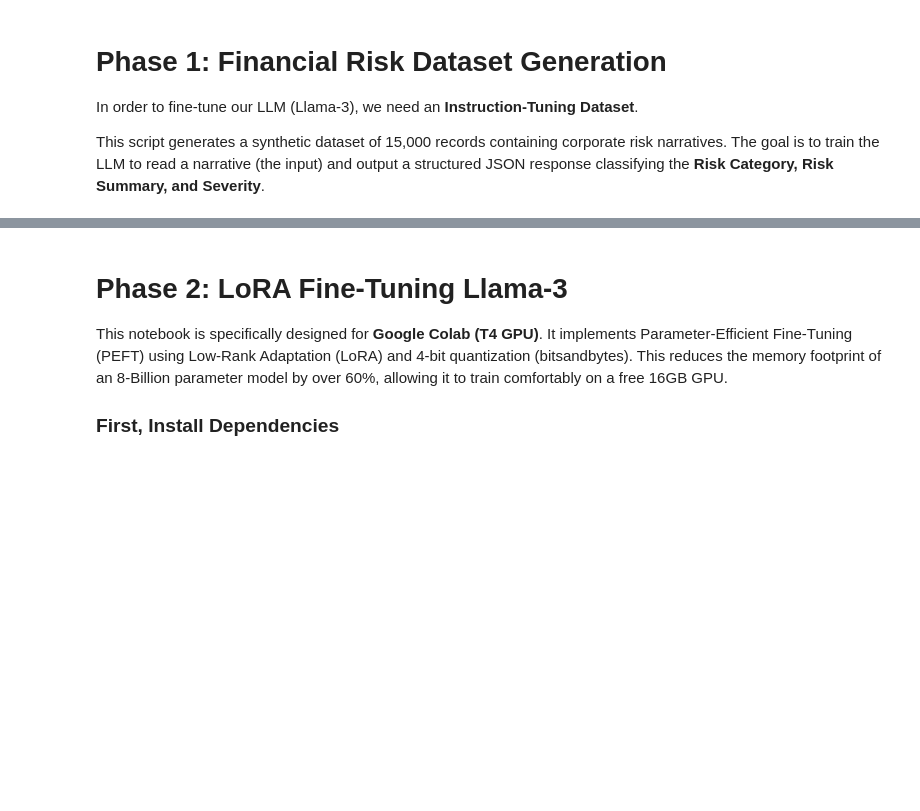
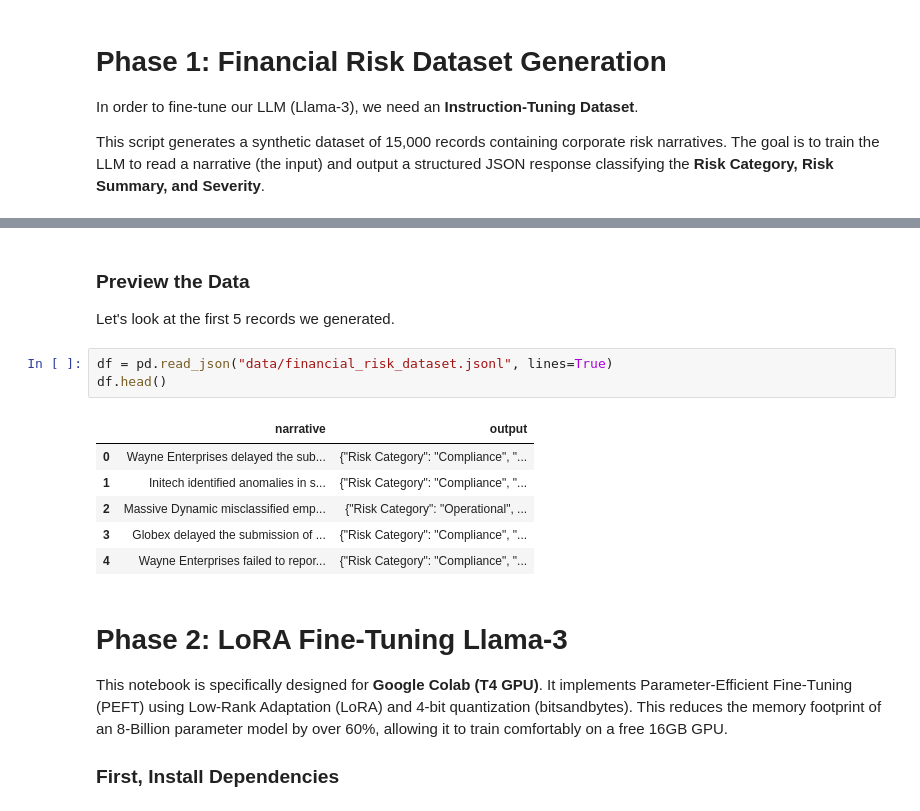
Before and after one commit to GourangNagar/LLM-Fine-Tuning-Evaluation-Framework, a Jupyter notebook: 02_lora_finetuning.ipynb, the cells around one changed output, grey strips where cells are left out. Drawn from its saved outputs; the diff is of its cells as text; blank space fills up the shorter version.

Commit message:
Merging Data creation in Lora

```diff
--- a/02_lora_finetuning.ipynb
+++ b/02_lora_finetuning.ipynb
@@ -7,3 +74,16 @@ This script generates a synthetic dataset of 15,000 records containing corporate
+# %% [markdown]
+### Preview the Data
+Let's look at the first 5 records we generated.
+# %%
+df = pd.read_json("data/financial_risk_dataset.jsonl", lines=True)
+df.head()
+# %% [output]
+|  | narrative | output |
+| 0 | Wayne Enterprises delayed the sub... | {"Risk Category": "Compliance", "... |
+| 1 | Initech identified anomalies in s... | {"Risk Category": "Compliance", "... |
+| 2 | Massive Dynamic misclassified emp... | {"Risk Category": "Operational", ... |
+| 3 | Globex delayed the submission of ... | {"Risk Category": "Compliance", "... |
+| 4 | Wayne Enterprises failed to repor... | {"Risk Category": "Compliance", "... |
 # %% [markdown]
 # Phase 2: LoRA Fine-Tuning Llama-3
 
```
Also changed, not shown: parts of 6 cells of this notebook.
